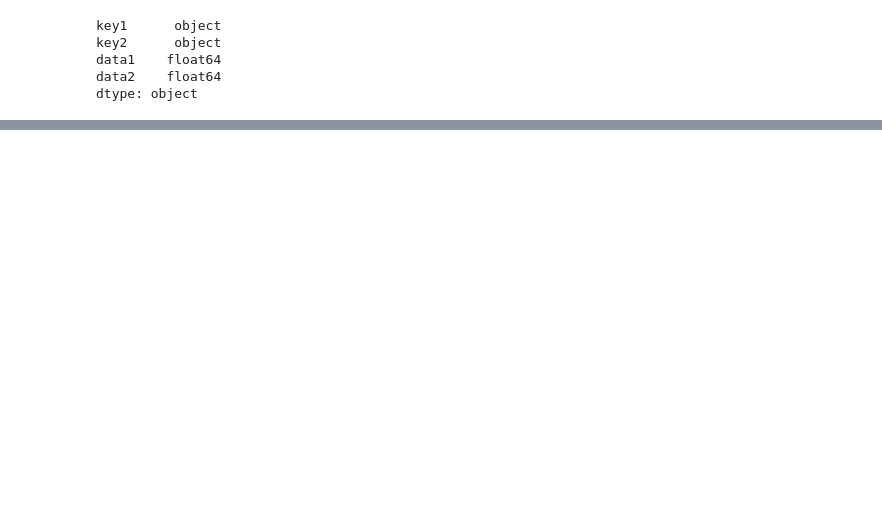
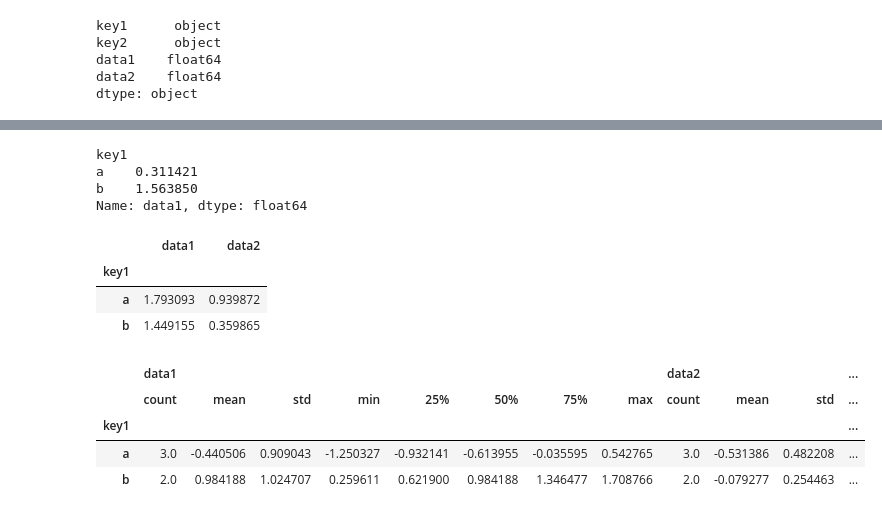
Before and after one commit to Salekeen/ML-Notebooks, a Jupyter notebook: Python for Data Analysis/Part 10.ipynb, the cells around one changed output, grey strips where cells are left out. Cells and saved outputs as stored; diff of their text form; code cells hidden in the pictures; blank space fills up the shorter version.

```diff
--- a/Python for Data Analysis/Part 10.ipynb
+++ b/Python for Data Analysis/Part 10.ipynb
@@ -204,0 +325,2 @@ people
+# %%
+grouped = df.groupby('key1')
@@ -204,0 +341,7 @@ people
+# %%
+grouped['data1'].quantile(0.9)
+# %% [output]
+key1
+a    0.311421
+b    1.563850
+Name: data1, dtype: float64
@@ -204,0 +352,15 @@ people
+# %%
+grouped.agg(peak_to_peak)
+# %% [output]
+|  | data1 | data2 |
+| key1 |  |  |
+| a | 1.793093 | 0.939872 |
+| b | 1.449155 | 0.359865 |
+# %%
+grouped.describe()
+# %% [output]
+|  | data1 |  |  |  |  |  |  |  | data2 |  |  | ... |
+|  | count | mean | std | min | 25% | 50% | 75% | max | count | mean | std | ... |
+| key1 |  |  |  |  |  |  |  |  |  |  |  | ... |
+| a | 3.0 | -0.440506 | 0.909043 | -1.250327 | -0.932141 | -0.613955 | -0.035595 | 0.542765 | 3.0 | -0.531386 | 0.482208 | ... |
+| b | 2.0 | 0.984188 | 1.024707 | 0.259611 | 0.621900 | 0.984188 | 1.346477 | 1.708766 | 2.0 | -0.079277 | 0.254463 | ... |
```
Also changed, not shown: parts of 55 cells of this notebook, 1 other file.
